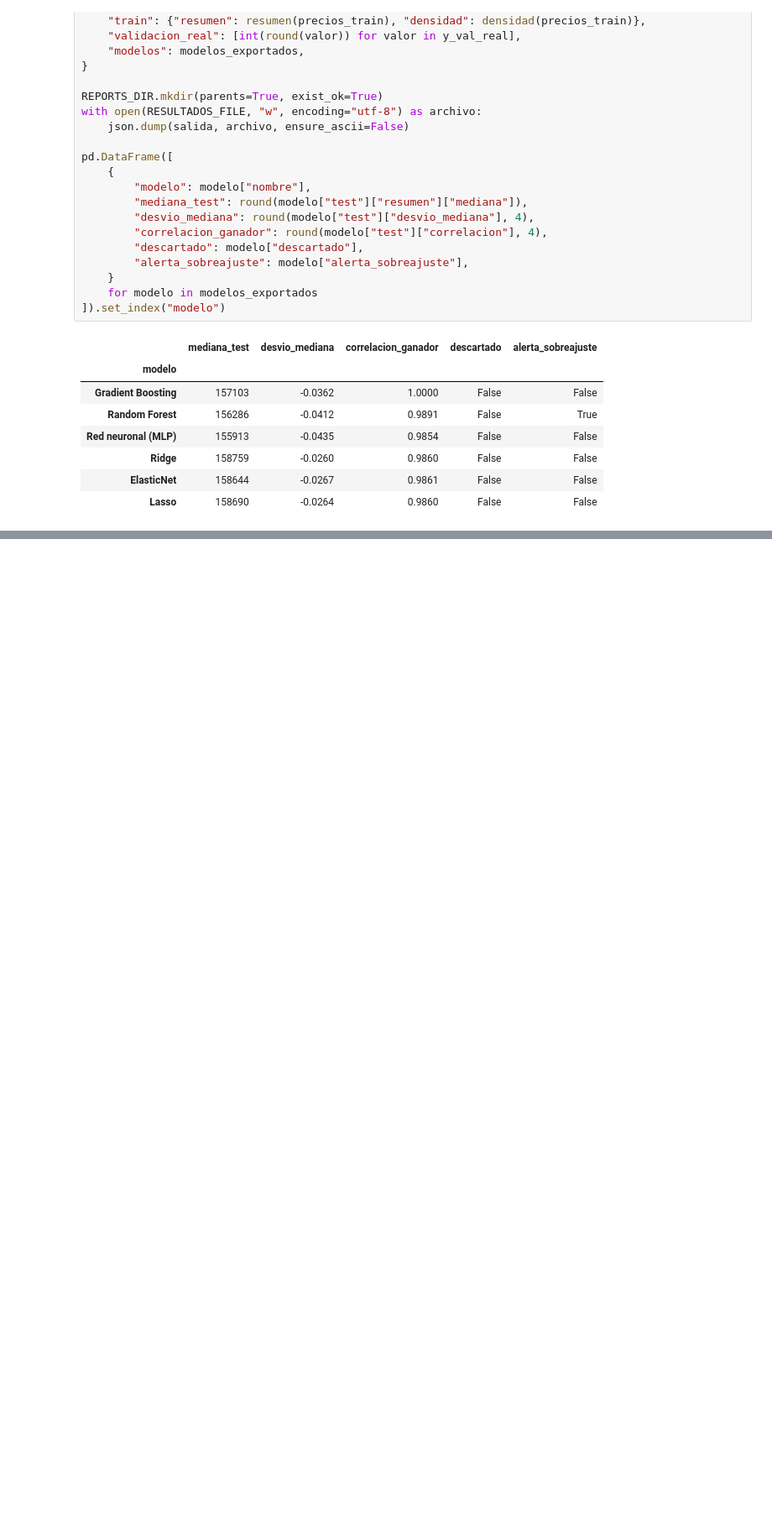
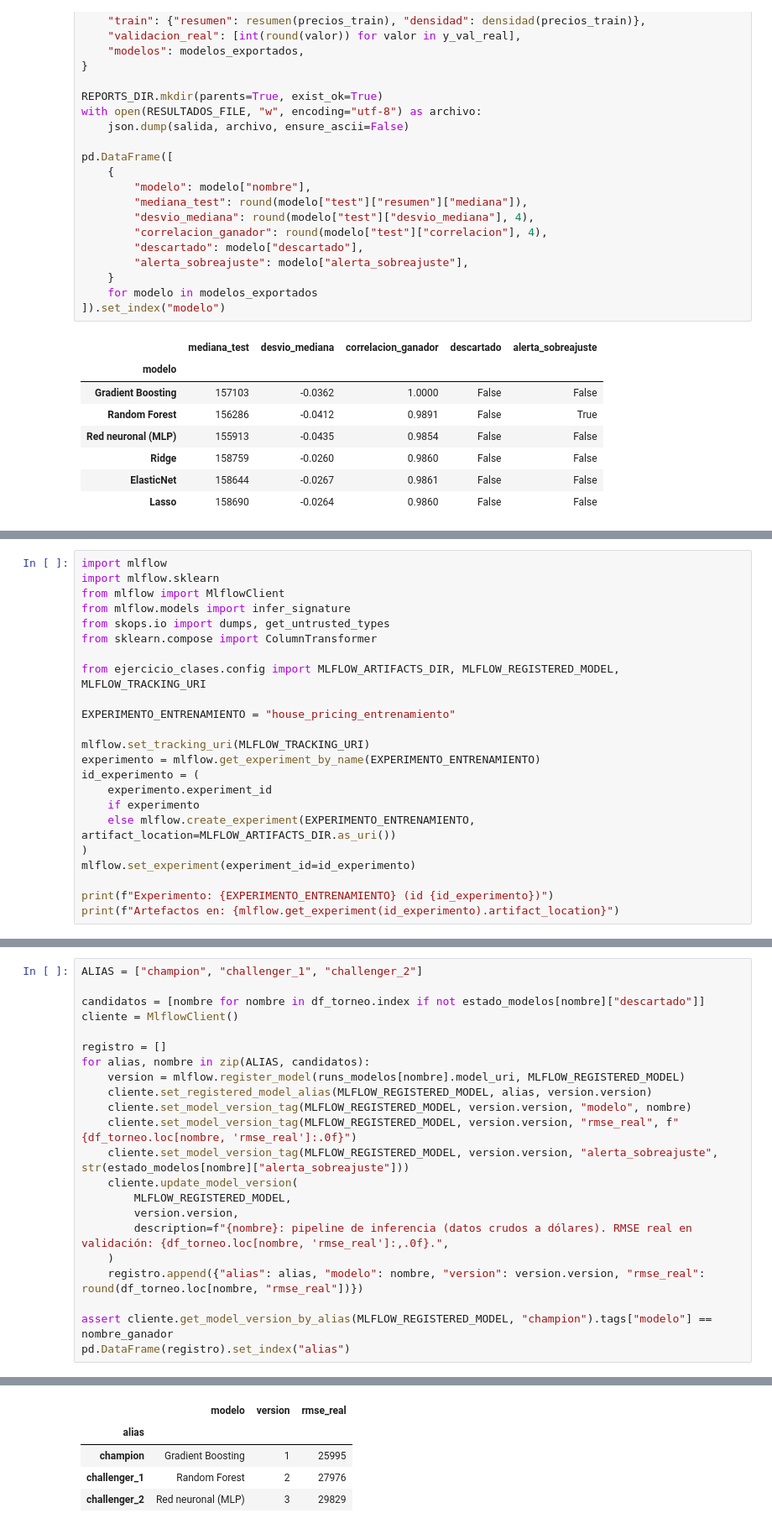
Before and after one commit to amosillu/EJERCICIO-EN-CLASE-PRODUCT-DEVELOPMENT, a Jupyter notebook: notebooks/3.0-ai-entrenamiento-modelos.ipynb, the cells around one changed output, grey strips where cells are left out. Shown at 84% size. Drawn from its saved outputs; the diff is of its cells as text; blank space fills up the shorter version.

```diff
--- a/notebooks/3.0-ai-entrenamiento-modelos.ipynb
+++ b/notebooks/3.0-ai-entrenamiento-modelos.ipynb
@@ -497,0 +502,23 @@ pd.DataFrame([
+# %%
+import mlflow
+import mlflow.sklearn
+from mlflow import MlflowClient
+from mlflow.models import infer_signature
+from skops.io import dumps, get_untrusted_types
+from sklearn.compose import ColumnTransformer
+
+from ejercicio_clases.config import MLFLOW_ARTIFACTS_DIR, MLFLOW_REGISTERED_MODEL, MLFLOW_TRACKING_URI
+
+EXPERIMENTO_ENTRENAMIENTO = "house_pricing_entrenamiento"
+
+mlflow.set_tracking_uri(MLFLOW_TRACKING_URI)
+experimento = mlflow.get_experiment_by_name(EXPERIMENTO_ENTRENAMIENTO)
+id_experimento = (
+    experimento.experiment_id
+    if experimento
+    else mlflow.create_experiment(EXPERIMENTO_ENTRENAMIENTO, artifact_location=MLFLOW_ARTIFACTS_DIR.as_uri())
+)
+mlflow.set_experiment(experiment_id=id_experimento)
+
+print(f"Experimento: {EXPERIMENTO_ENTRENAMIENTO} (id {id_experimento})")
+print(f"Artefactos en: {mlflow.get_experiment(id_experimento).artifact_location}")
@@ -497,0 +683,23 @@ pd.DataFrame([
+# %%
+ALIAS = ["champion", "challenger_1", "challenger_2"]
+
+candidatos = [nombre for nombre in df_torneo.index if not estado_modelos[nombre]["descartado"]]
+cliente = MlflowClient()
+
+registro = []
+for alias, nombre in zip(ALIAS, candidatos):
+    version = mlflow.register_model(runs_modelos[nombre].model_uri, MLFLOW_REGISTERED_MODEL)
+    cliente.set_registered_model_alias(MLFLOW_REGISTERED_MODEL, alias, version.version)
+    cliente.set_model_version_tag(MLFLOW_REGISTERED_MODEL, version.version, "modelo", nombre)
+    cliente.set_model_version_tag(MLFLOW_REGISTERED_MODEL, version.version, "rmse_real", f"{df_torneo.loc[nombre, 'rmse_real']:.0f}")
+    cliente.set_model_version_tag(MLFLOW_REGISTERED_MODEL, version.version, "alerta_sobreajuste", str(estado_modelos[nombre]["alerta_sobreajuste"]))
+    cliente.update_model_version(
+        MLFLOW_REGISTERED_MODEL,
+        version.version,
+        description=f"{nombre}: pipeline de inferencia (datos crudos a dólares). RMSE real en validación: {df_torneo.loc[nombre, 'rmse_real']:,.0f}.",
+    )
+    registro.append({"alias": alias, "modelo": nombre, "version": version.version, "rmse_real": round(df_torneo.loc[nombre, "rmse_real"])})
+
+assert cliente.get_model_version_by_alias(MLFLOW_REGISTERED_MODEL, "champion").tags["modelo"] == nombre_ganador
+pd.DataFrame(registro).set_index("alias")
+# %% [output]
@@ -497,0 +712,5 @@ pd.DataFrame([
+|  | modelo | version | rmse_real |
+| alias |  |  |  |
+| champion | Gradient Boosting | 1 | 25995 |
+| challenger_1 | Random Forest | 2 | 27976 |
+| challenger_2 | Red neuronal (MLP) | 3 | 29829 |
```
Also changed, not shown: parts of 10 cells of this notebook, 6 other files.
